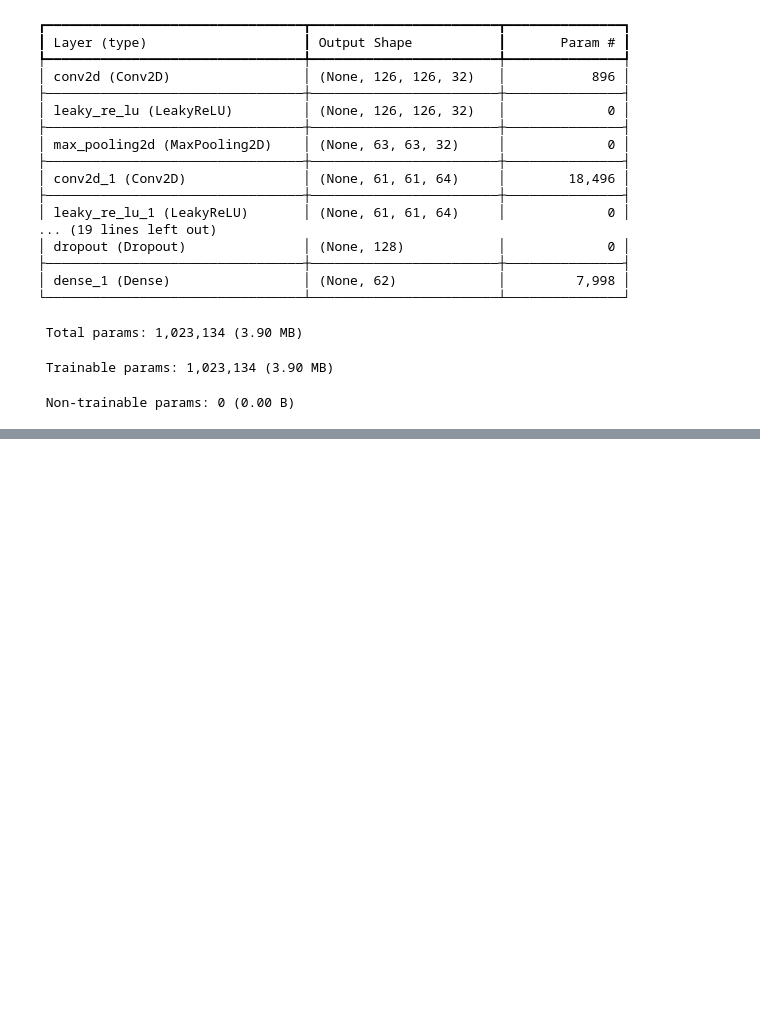
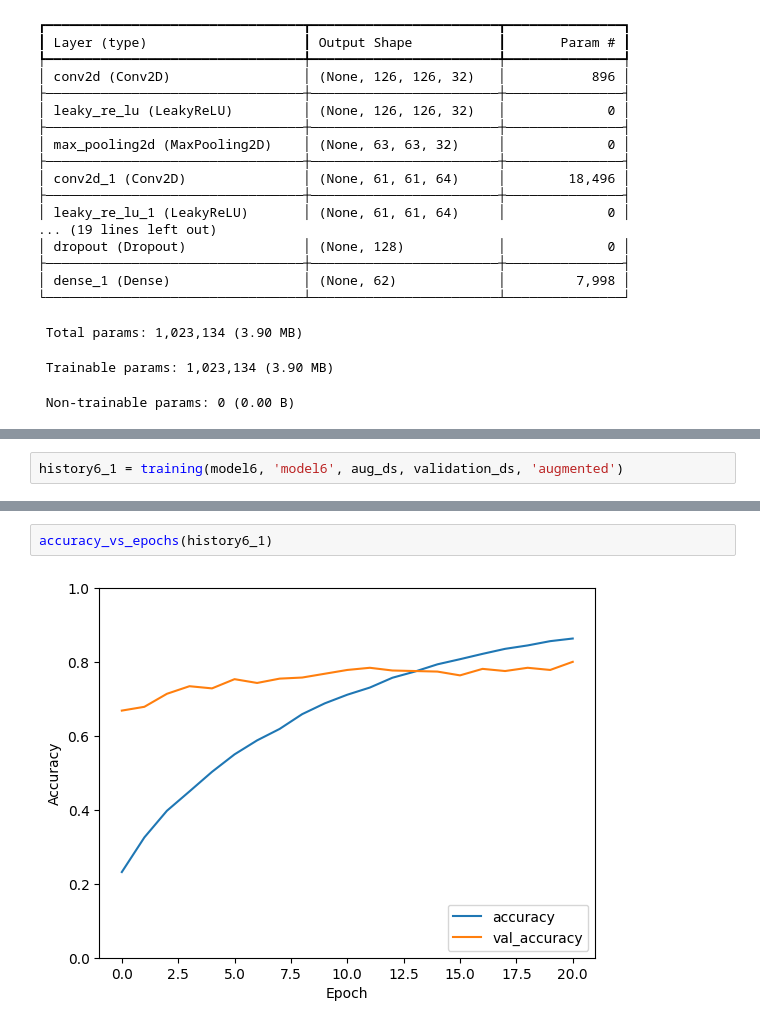
Before and after one commit to sachinadk2011/handwritten-alphanumeric-recognition, a Jupyter notebook: handwritten_recognition.ipynb, the cells around one changed output, grey strips where cells are left out. Saved outputs shown, nothing was run; the diff lists cells and outputs as text; blank space fills up the shorter version.

```diff
--- a/handwritten_recognition.ipynb
+++ b/handwritten_recognition.ipynb
@@ -865,0 +874,2 @@ Saved: model6_history_original.pkl
+# %%
+history6_1 = training(model6, 'model6', aug_ds, validation_ds, 'augmented')
@@ -865,0 +894,4 @@ Saved: model6_history_original.pkl
+# %%
+accuracy_vs_epochs(history6_1)
+# %% [output]
+[figure, added]
```
Also changed, not shown: parts of 2 cells of this notebook.
